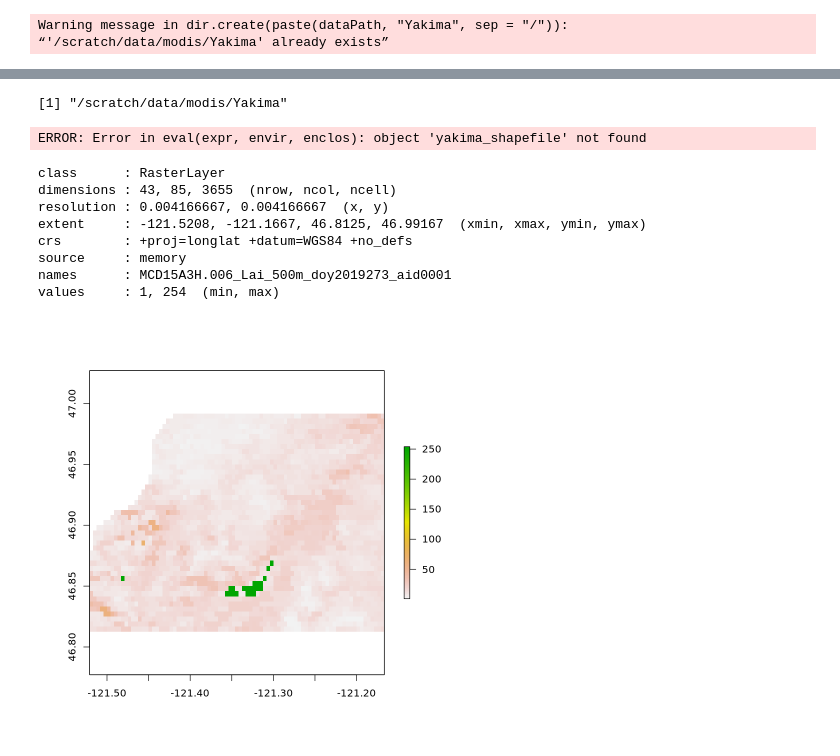
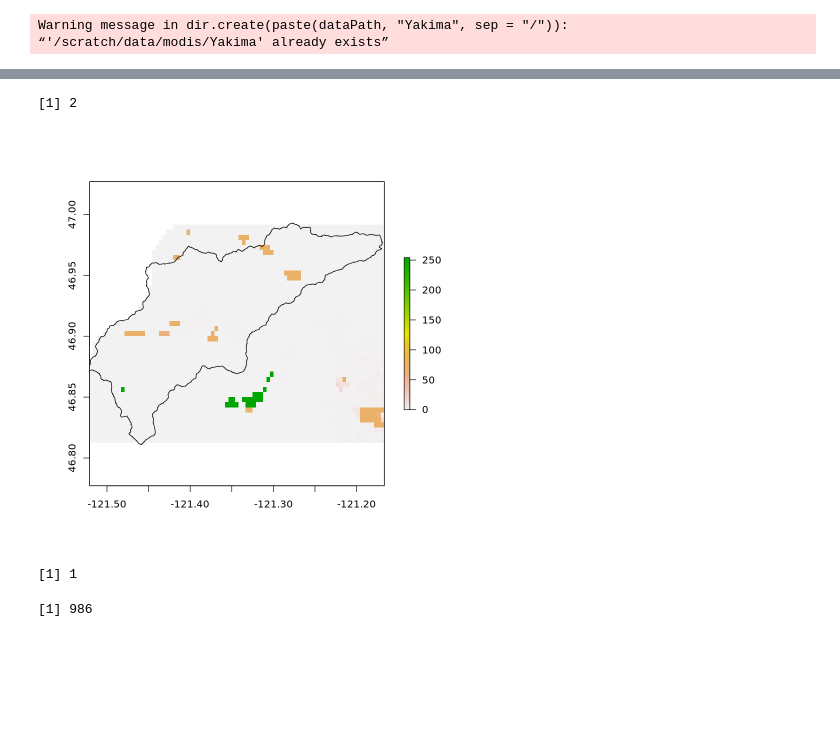
Before and after one commit to redtreevole/Foss2020Team6project, a Jupyter notebook: modis/downloadmodis.ipynb, the cells around one changed output, grey strips where cells are left out. Drawn from its saved outputs; the diff is of its cells as text; code cells hidden in the pictures; blank space fills up the shorter version.

```diff
--- a/modis/downloadmodis.ipynb
+++ b/modis/downloadmodis.ipynb
@@ -175,24 +204,54 @@ plot(raster(LAI_list[2]),col=rainbow(3),breaks = c(0,20,249))
 ## parallel computing
 #install.packages("snow")
 library(snow)
+library(parallel)
+detectCores()
+# %% [output]
+[1] 2
-# %%
-paste(dataPath,"Yakima",sep="/")
-# %% [output]
-[1] "/scratch/data/modis/Yakima"
-ERROR: Error in eval(expr, envir, enclos): object 'yakima_shapefile' not found
 # %%
+# example files
 r<-raster(LAI_list[1])
 rc2<-crop(r,extent(yakima_shapefile))
 plot(rc2)
+plot(yakima_shapefile,add=T)
 # %% [output]
-class      : RasterLayer
-dimensions : 43, 85, 3655  (nrow, ncol, ncell)
-resolution : 0.004166667, 0.004166667  (x, y)
-extent     : -121.5208, -121.1667, 46.8125, 46.99167  (xmin, xmax, ymin, ymax)
-crs        : +proj=longlat +datum=WGS84 +no_defs
-source     : memory
-names      : MCD15A3H.006_Lai_500m_doy2019273_aid0001
-values     : 1, 254  (min, max)
-[figure, old version]
+[figure, new version]
+# %%
+  i=1
+    r <-raster(LAI_list[i]) # raster(files[i])
+
+ names=substr(names(r),26,32)
+ # cropping lai value for priest_yakima
+  rc2<-crop(r,extent(yakima_shapefile))
+  rc2[rc2>=249]<-NA
+  rc2_0.1<-rc2*0.1
+
+  writeRaster(rc2_0.1,file=paste(dataPath,"Yakima",paste0("LAI","_ya_",names,".tif"),sep="/"),overwrite=TRUE)
+
+  rsd<-raster(LAIsd_list[i])
+  rsd_c2<-crop(rsd,extent(yakima_shapefile))
+  rsd_c2[rsd_c2>=249]<-NA
+  rsd_c20.01<-rsd_c2*0.01
+  writeRaster(rsd_c20.01,file=paste(dataPath,"Yakima",paste0("LAI","_ya_sd_",names,".tif"),sep="/"),overwrite=TRUE)
+
+  # reading QC of lai
+  # subset data with quality
+  rqc<-raster(LAIQC_list[i])
+  rqc_c2<-crop(rqc,extent(yakima_shapefile))
+
+  qc_NA<-function(x) {ifelse(x==0,1,ifelse(x==2,1,ifelse(x==128,1,ifelse(x==130,1,NA))))}
+  rqc_c2<-calc(rqc_c2,qc_NA)
+
+  # 0, 2 and 128 and 130
+  #rqc_c2[rqc_c2!=0|rqc_c2!=2|rqc_c2!=128|rqc_c2!=130]<-NA
+  writeRaster(rqc_c2,file=paste(dataPath,"Yakima",paste0("LAI","_ya_qc_",names,".tif"),sep="/"),overwrite=TRUE)
+  print(i)
+# %% [output]
+[1] 1
+# %%
+# size of files
+length(LAI_list)
+# %% [output]
+[1] 986
 # %%
 # cropping
```
Also changed, not shown: parts of 27 cells of this notebook.
